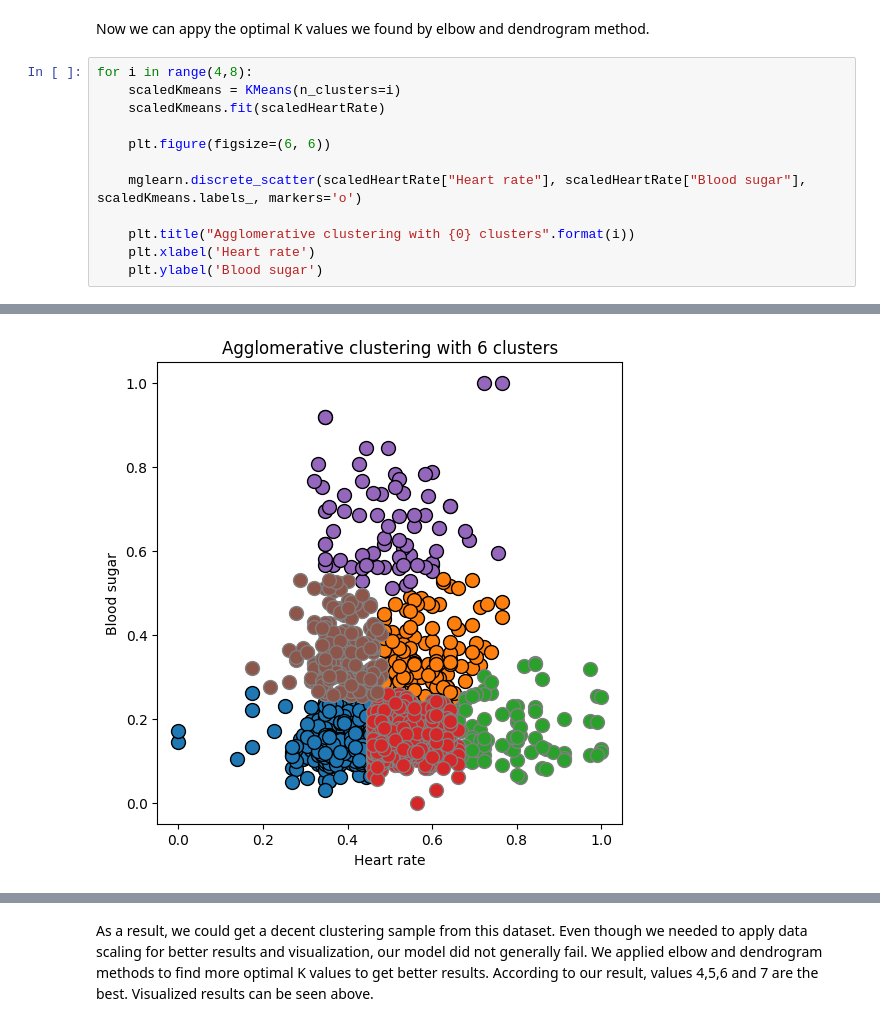
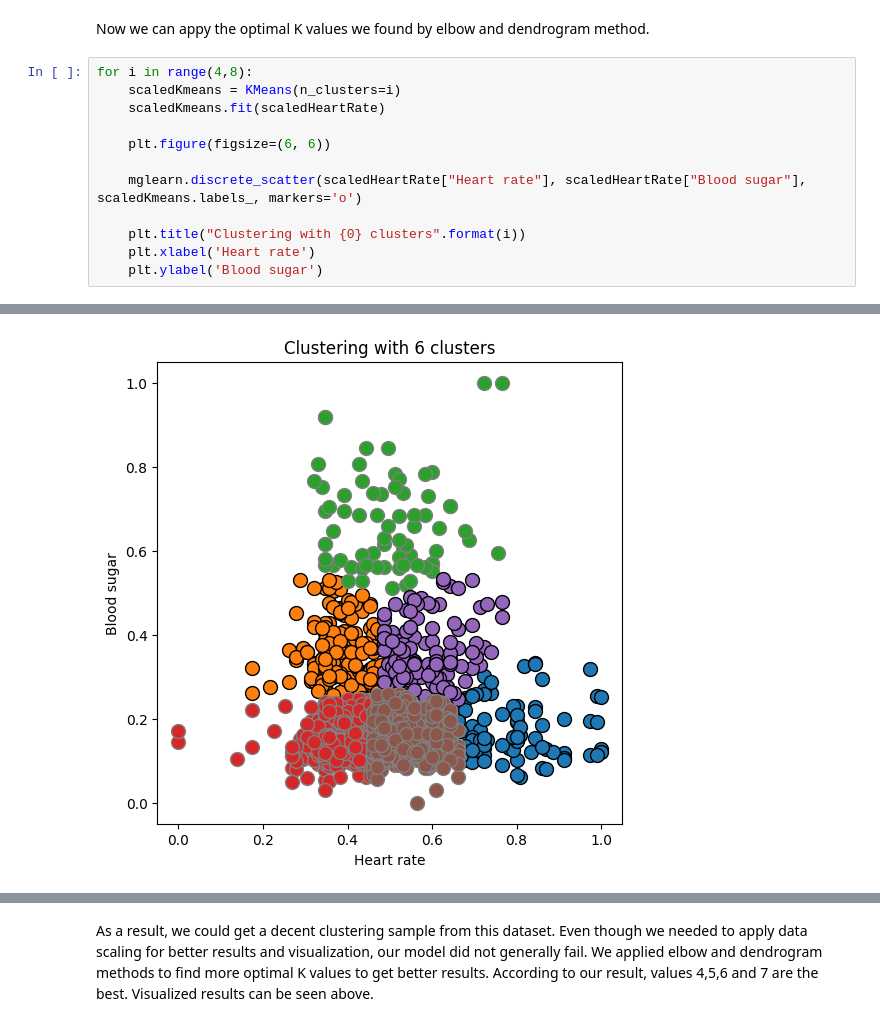
Before and after one commit to berkinKagan/DataVis, a Jupyter notebook: Miniproject_template (1).ipynb, the cells around one changed output, grey strips where cells are left out. Drawn from its saved outputs; the diff is of its cells as text.

```diff
--- a/Miniproject_template (1).ipynb
+++ b/Miniproject_template (1).ipynb
@@ -935,7 +934,7 @@ for i in range(4,8):
 
     mglearn.discrete_scatter(scaledHeartRate["Heart rate"], scaledHeartRate["Blood sugar"], scaledKmeans.labels_, markers='o')
 
-    plt.title("Agglomerative clustering with {0} clusters".format(i))
+    plt.title("Clustering with {0} clusters".format(i))
     plt.xlabel('Heart rate')
     plt.ylabel('Blood sugar')
 # %% [output]
@@ -944 +943 @@ for i in range(4,8):
-[figure, old version]
+[figure, new version]
```
Also changed, not shown: parts of 12 cells of this notebook.
